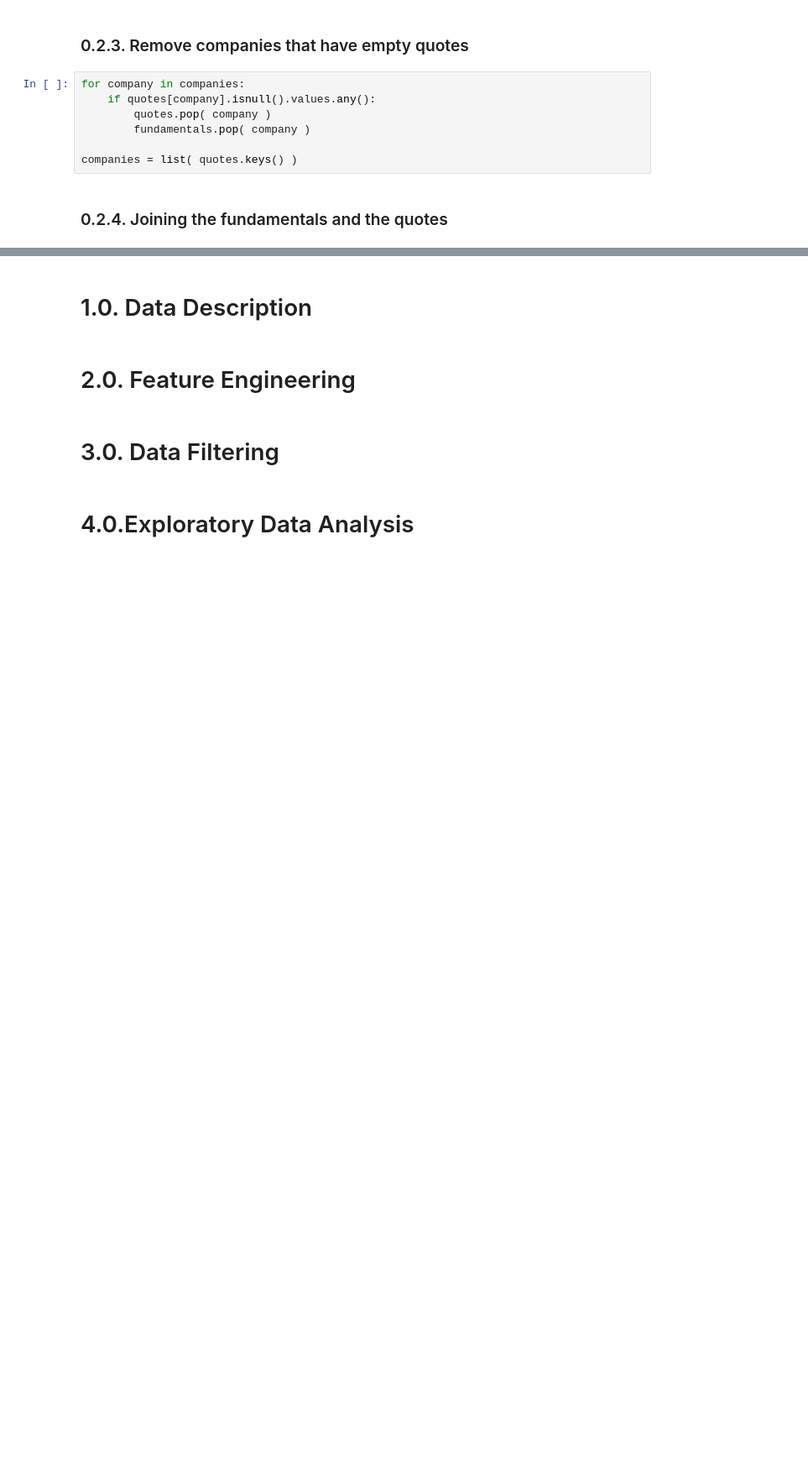
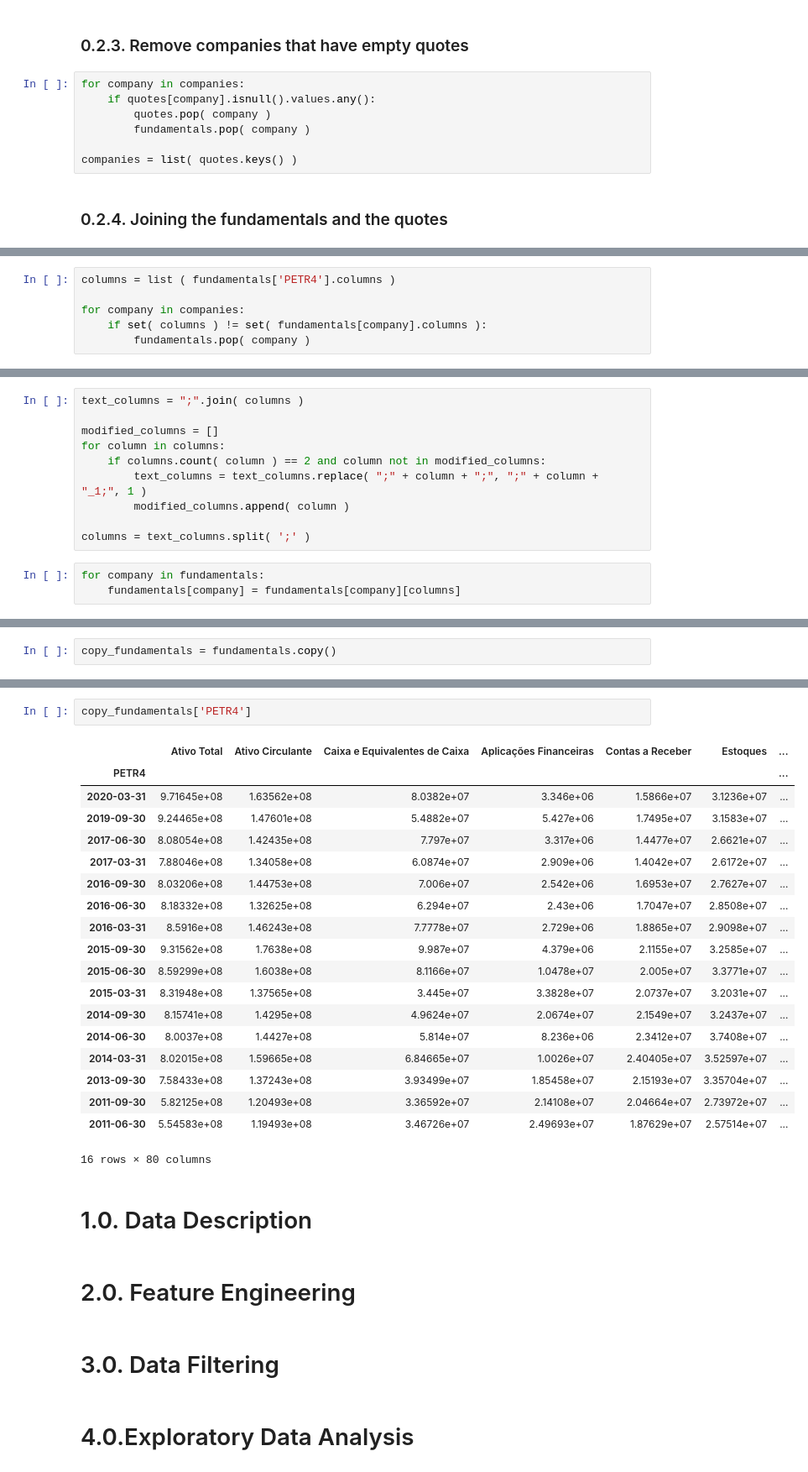
Before and after one commit to endhel/InvestBot, a Jupyter notebook: InvestBot.ipynb, the cells around one changed output, grey strips where cells are left out. Shown: that part at 84% size. Saved outputs shown, nothing was run; the diff lists cells and outputs as text; blank space fills up the shorter version.

Commit message:
Treat columns

```diff
--- a/InvestBot.ipynb
+++ b/InvestBot.ipynb
@@ -141,0 +152,6 @@ for company in fundamentals:
+# %%
+columns = list ( fundamentals['PETR4'].columns )
+
+for company in companies:
+    if set( columns ) != set( fundamentals[company].columns ):
+        fundamentals.pop( company )
@@ -141,0 +160,13 @@ for company in fundamentals:
+# %%
+text_columns = ";".join( columns )
+
+modified_columns = []
+for column in columns:
+    if columns.count( column ) == 2 and column not in modified_columns:
+        text_columns = text_columns.replace( ";" + column + ";", ";" + column + "_1;", 1 )
+        modified_columns.append( column )
+
+columns = text_columns.split( ';' )
+# %%
+for company in fundamentals:
+    fundamentals[company] = fundamentals[company][columns]
@@ -141,0 +177,2 @@ for company in fundamentals:
+# %%
+copy_fundamentals = fundamentals.copy()
@@ -142,3 +189,25 @@ for company in fundamentals:
+# %%
+copy_fundamentals['PETR4']
+# %% [output]
+|  | Ativo Total | Ativo Circulante | Caixa e Equivalentes de Caixa | Aplicações Financeiras | Contas a Receber | Estoques | ... |
+| PETR4 |  |  |  |  |  |  | ... |
+| 2020-03-31 | 9.71645e+08 | 1.63562e+08 | 8.0382e+07 | 3.346e+06 | 1.5866e+07 | 3.1236e+07 | ... |
+| 2019-09-30 | 9.24465e+08 | 1.47601e+08 | 5.4882e+07 | 5.427e+06 | 1.7495e+07 | 3.1583e+07 | ... |
+| 2017-06-30 | 8.08054e+08 | 1.42435e+08 | 7.797e+07 | 3.317e+06 | 1.4477e+07 | 2.6621e+07 | ... |
+| 2017-03-31 | 7.88046e+08 | 1.34058e+08 | 6.0874e+07 | 2.909e+06 | 1.4042e+07 | 2.6172e+07 | ... |
+| 2016-09-30 | 8.03206e+08 | 1.44753e+08 | 7.006e+07 | 2.542e+06 | 1.6953e+07 | 2.7627e+07 | ... |
+| 2016-06-30 | 8.18332e+08 | 1.32625e+08 | 6.294e+07 | 2.43e+06 | 1.7047e+07 | 2.8508e+07 | ... |
+| 2016-03-31 | 8.5916e+08 | 1.46243e+08 | 7.7778e+07 | 2.729e+06 | 1.8865e+07 | 2.9098e+07 | ... |
+| 2015-09-30 | 9.31562e+08 | 1.7638e+08 | 9.987e+07 | 4.379e+06 | 2.1155e+07 | 3.2585e+07 | ... |
+| 2015-06-30 | 8.59299e+08 | 1.6038e+08 | 8.1166e+07 | 1.0478e+07 | 2.005e+07 | 3.3771e+07 | ... |
+| 2015-03-31 | 8.31948e+08 | 1.37565e+08 | 3.445e+07 | 3.3828e+07 | 2.0737e+07 | 3.2031e+07 | ... |
+| 2014-09-30 | 8.15741e+08 | 1.4295e+08 | 4.9624e+07 | 2.0674e+07 | 2.1549e+07 | 3.2437e+07 | ... |
+| 2014-06-30 | 8.0037e+08 | 1.4427e+08 | 5.814e+07 | 8.236e+06 | 2.3412e+07 | 3.7408e+07 | ... |
+| 2014-03-31 | 8.02015e+08 | 1.59665e+08 | 6.84665e+07 | 1.0026e+07 | 2.40405e+07 | 3.52597e+07 | ... |
+| 2013-09-30 | 7.58433e+08 | 1.37243e+08 | 3.93499e+07 | 1.85458e+07 | 2.15193e+07 | 3.35704e+07 | ... |
+| 2011-09-30 | 5.82125e+08 | 1.20493e+08 | 3.36592e+07 | 2.14108e+07 | 2.04664e+07 | 2.73972e+07 | ... |
+| 2011-06-30 | 5.54583e+08 | 1.19493e+08 | 3.46726e+07 | 2.49693e+07 | 1.87629e+07 | 2.57514e+07 | ... |
+16 rows × 80 columns
 # %% [markdown]
 # 1.0. Data Description
 # %% [markdown]
```
Also changed, not shown: parts of 16 cells of this notebook.
